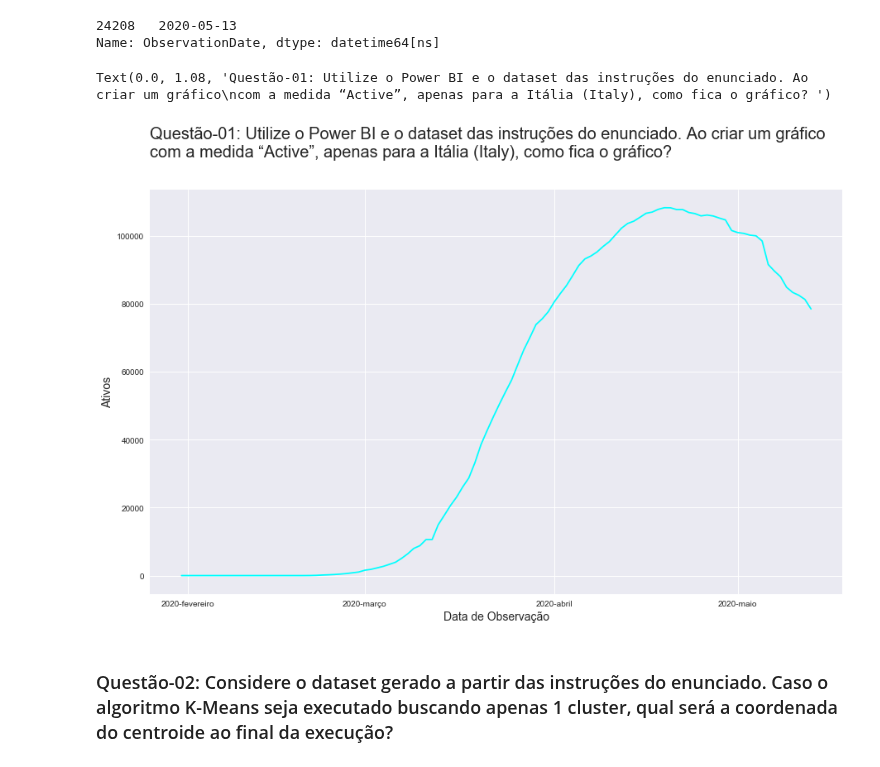
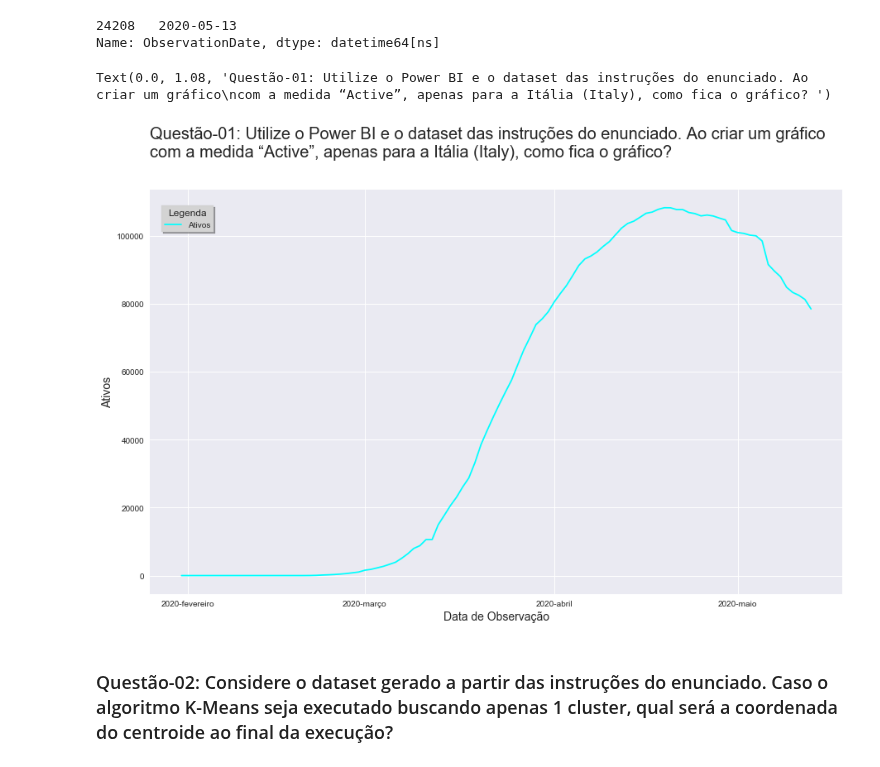
Before and after one commit to Collumbus/Bootcamp-Analista-de-Dados-IGTI, a Jupyter notebook: Modulo-01/trabalho-01.ipynb, the cells around one changed output. Saved outputs shown, nothing was run; the diff lists cells and outputs as text; code cells hidden in the pictures.

```diff
--- a/Modulo-01/Trabalho-01/trabalho-01.ipynb
+++ b/Modulo-01/trabalho-01.ipynb
@@ -40,26 +52,30 @@ Name: ObservationDate, dtype: datetime64[ns]
 # %%
 %matplotlib inline
 fig, ax = plt.subplots(figsize=(15,9))
 x = df['ObservationDate'].loc[(df['Country/Region'] == 'Italy')
                               & (df['ObservationDate'] <= '2020-05-13')]
 
 ax.plot(x, df['Active'].loc[(df['Country/Region'] == 'Italy')
-                              & (df['ObservationDate'] <= '2020-05-13')], color='cyan')
+                              & (df['ObservationDate'] <= '2020-05-13')], color='cyan', label='Ativos')
+
 ax.set_xlabel('Data de Observação', fontsize=14)
 ax.set_ylabel('Ativos', fontsize=14)
 locator = AutoDateLocator(minticks=3, maxticks=5)
 date_fmt = DateFormatter('%Y-%B')
 ax.xaxis.set_major_locator(locator)
 ax.xaxis.set_major_formatter(date_fmt)
+ax.legend(loc="upper left", bbox_to_anchor=[0.01, 0.97], ncol=2,
+          shadow=True, frameon=True, title="Legenda", title_fontsize=12,
+          fancybox=False, facecolor="lightgrey")
 
 plt.text(0.0, 1.08, 'Questão-01: Utilize o Power BI e o dataset das instruções do enunciado. Ao criar um gráfico'
                      '\ncom a medida “Active”, apenas para a Itália (Italy), como fica o gráfico? ',
          horizontalalignment='left',
          fontsize=20,
          transform = ax.transAxes)
 # %% [output]
 Text(0.0, 1.08, 'Questão-01: Utilize o Power BI e o dataset das instruções do enunciado. Ao criar um gráfico\ncom a medida “Active”, apenas para a Itália (Italy), como fica o gráfico? ')
-[figure, old version]
+[figure, new version]
 # %% [markdown]
 ### Questão-02: Considere o dataset gerado a partir das instruções do enunciado. Caso o algoritmo K-Means seja executado buscando apenas 1 cluster, qual será a coordenada do centroide ao final da execução?
 # %%
```
Also changed, not shown: parts of 5 cells of this notebook, 16 other files.
